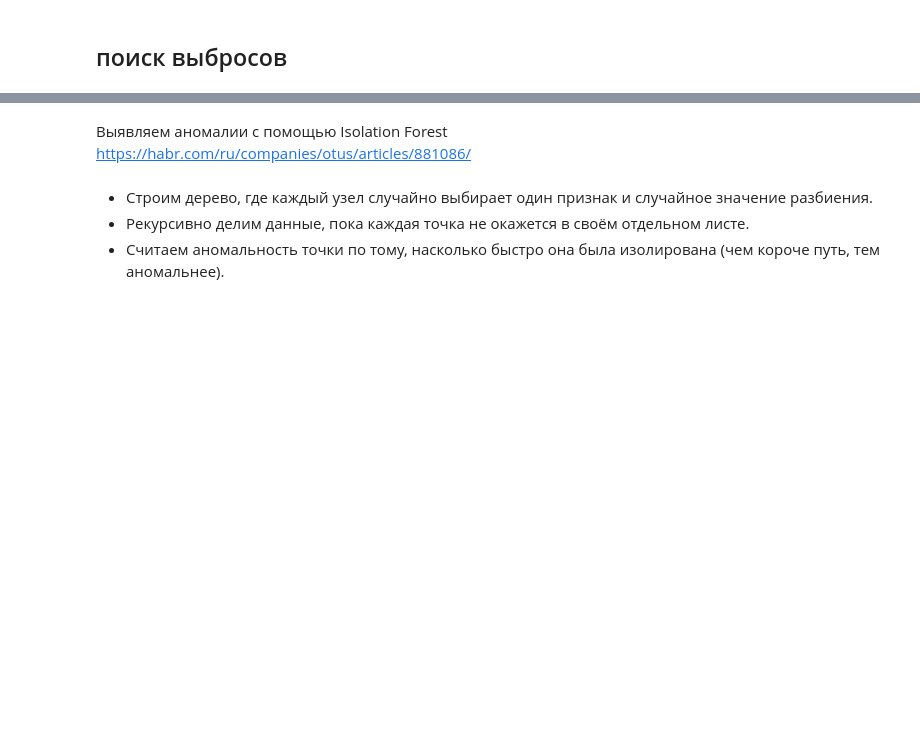
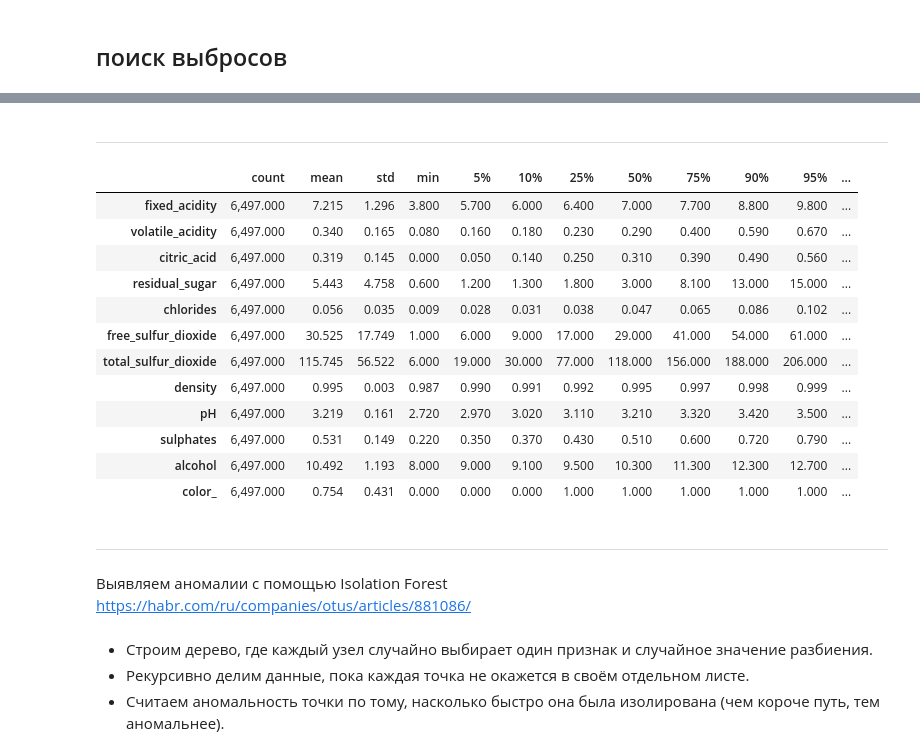
Before and after one commit to mechanoid5/ml_lectorium_2026_I, a Jupyter notebook: examples/04-eda/03-uci-wine-eda.ipynb, the cells around one changed output, grey strips where cells are left out. Saved outputs shown, nothing was run; the diff lists cells and outputs as text; code cells hidden in the pictures; blank space fills up the shorter version.

```diff
--- a/examples/04-eda/03-uci-wine-eda.ipynb
+++ b/examples/04-eda/03-uci-wine-eda.ipynb
@@ -298,0 +331,19 @@ plt.show()
+# %% [markdown]
+----
+# %%
+q = [.05,.10,.25,.50,.75,.90,.95]
+df[cols_features].describe(q).T
+# %% [output]
+|  | count | mean | std | min | 5% | 10% | 25% | 50% | 75% | 90% | 95% | ... |
+| fixed_acidity | 6,497.000 | 7.215 | 1.296 | 3.800 | 5.700 | 6.000 | 6.400 | 7.000 | 7.700 | 8.800 | 9.800 | ... |
+| volatile_acidity | 6,497.000 | 0.340 | 0.165 | 0.080 | 0.160 | 0.180 | 0.230 | 0.290 | 0.400 | 0.590 | 0.670 | ... |
+| citric_acid | 6,497.000 | 0.319 | 0.145 | 0.000 | 0.050 | 0.140 | 0.250 | 0.310 | 0.390 | 0.490 | 0.560 | ... |
+| residual_sugar | 6,497.000 | 5.443 | 4.758 | 0.600 | 1.200 | 1.300 | 1.800 | 3.000 | 8.100 | 13.000 | 15.000 | ... |
+| chlorides | 6,497.000 | 0.056 | 0.035 | 0.009 | 0.028 | 0.031 | 0.038 | 0.047 | 0.065 | 0.086 | 0.102 | ... |
+| free_sulfur_dioxide | 6,497.000 | 30.525 | 17.749 | 1.000 | 6.000 | 9.000 | 17.000 | 29.000 | 41.000 | 54.000 | 61.000 | ... |
+| total_sulfur_dioxide | 6,497.000 | 115.745 | 56.522 | 6.000 | 19.000 | 30.000 | 77.000 | 118.000 | 156.000 | 188.000 | 206.000 | ... |
+| density | 6,497.000 | 0.995 | 0.003 | 0.987 | 0.990 | 0.991 | 0.992 | 0.995 | 0.997 | 0.998 | 0.999 | ... |
+| pH | 6,497.000 | 3.219 | 0.161 | 2.720 | 2.970 | 3.020 | 3.110 | 3.210 | 3.320 | 3.420 | 3.500 | ... |
+| sulphates | 6,497.000 | 0.531 | 0.149 | 0.220 | 0.350 | 0.370 | 0.430 | 0.510 | 0.600 | 0.720 | 0.790 | ... |
+| alcohol | 6,497.000 | 10.492 | 1.193 | 8.000 | 9.000 | 9.100 | 9.500 | 10.300 | 11.300 | 12.300 | 12.700 | ... |
+| color_ | 6,497.000 | 0.754 | 0.431 | 0.000 | 0.000 | 0.000 | 1.000 | 1.000 | 1.000 | 1.000 | 1.000 | ... |
@@ -299,3 +352,5 @@ plt.show()
+# %% [markdown]
+----
 # %% [markdown]
 Выявляем аномалии с помощью Isolation Forest
 https://habr.com/ru/companies/otus/articles/881086/
```
Also changed, not shown: parts of 79 cells of this notebook.
